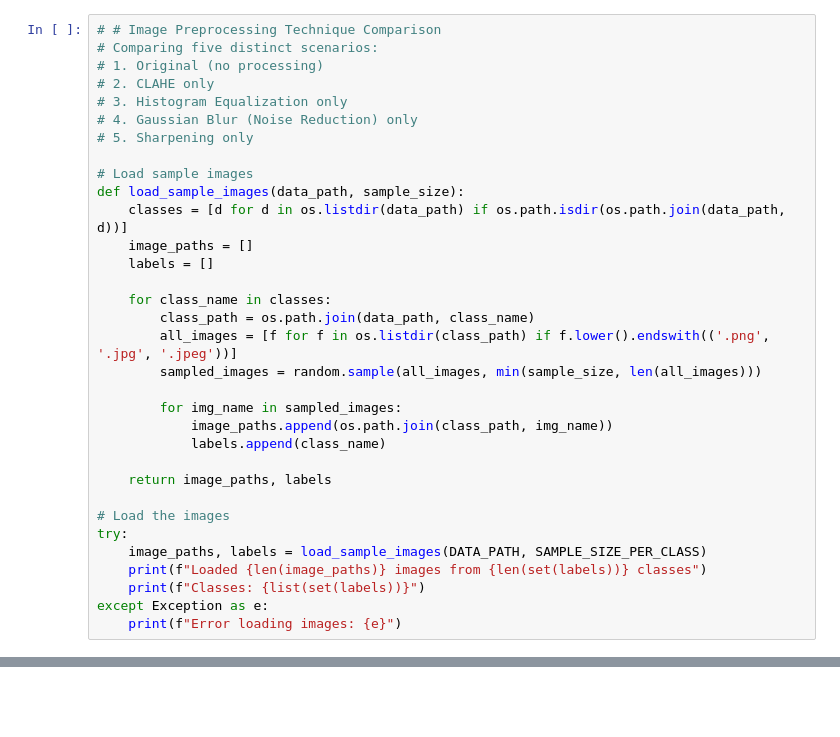
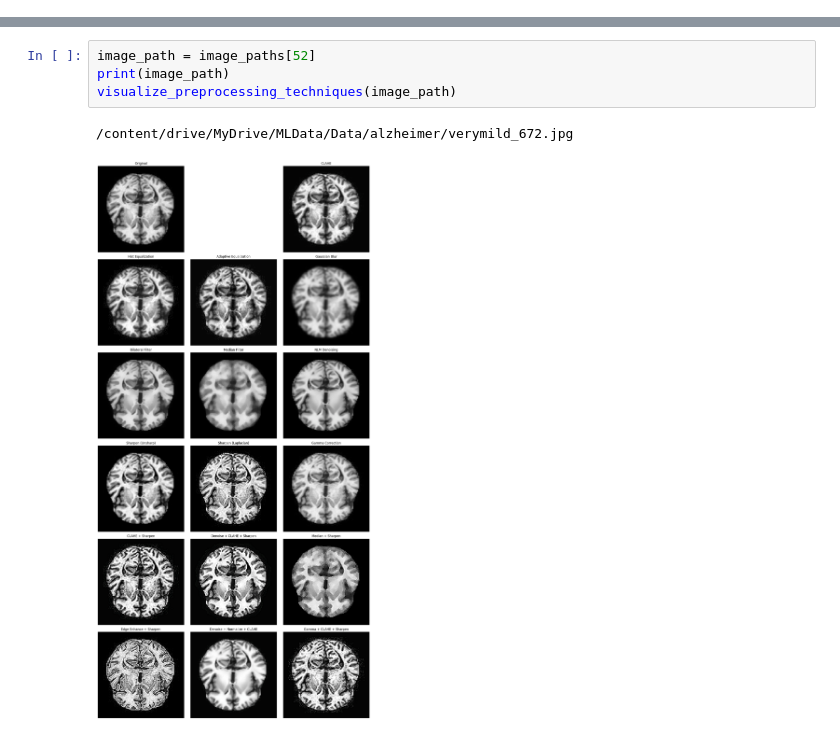
Before and after one commit to RawanAhmed444/Neurodegenerative-Diseases-Classifier, a Jupyter notebook: Preprocessing_Tests.ipynb, the cells around one changed output, grey strips where cells are left out. Cells and saved outputs as stored; diff of their text form; blank space fills up the shorter version.

Commit message:
preprocessing almost DONE ^_^

```diff
--- a/Preprocessing_Tests.ipynb
+++ b/Preprocessing_Tests.ipynb
@@ -32,33 +129,0 @@ Mounted at /content/drive
-# %%
-# # Image Preprocessing Technique Comparison
-# Comparing five distinct scenarios:
-# 1. Original (no processing)
-# 2. CLAHE only
-# 3. Histogram Equalization only
-# 4. Gaussian Blur (Noise Reduction) only
-# 5. Sharpening only
-
-# Load sample images
-def load_sample_images(data_path, sample_size):
-    classes = [d for d in os.listdir(data_path) if os.path.isdir(os.path.join(data_path, d))]
-    image_paths = []
-    labels = []
-
-    for class_name in classes:
-        class_path = os.path.join(data_path, class_name)
-        all_images = [f for f in os.listdir(class_path) if f.lower().endswith(('.png', '.jpg', '.jpeg'))]
-        sampled_images = random.sample(all_images, min(sample_size, len(all_images)))
-
-        for img_name in sampled_images:
-            image_paths.append(os.path.join(class_path, img_name))
-            labels.append(class_name)
-
-    return image_paths, labels
-
-# Load the images
-try:
-    image_paths, labels = load_sample_images(DATA_PATH, SAMPLE_SIZE_PER_CLASS)
-    print(f"Loaded {len(image_paths)} images from {len(set(labels))} classes")
-    print(f"Classes: {list(set(labels))}")
-except Exception as e:
-    print(f"Error loading images: {e}")
@@ -319,0 +812,7 @@ Based on classifier accuracy, F1 score, and training time
+# %%
+image_path = image_paths[52]
+print(image_path)
+visualize_preprocessing_techniques(image_path)
+# %% [output]
+/content/drive/MyDrive/MLData/Data/alzheimer/verymild_672.jpg
+[figure, added]
```
Also changed, not shown: parts of 22 cells of this notebook.
